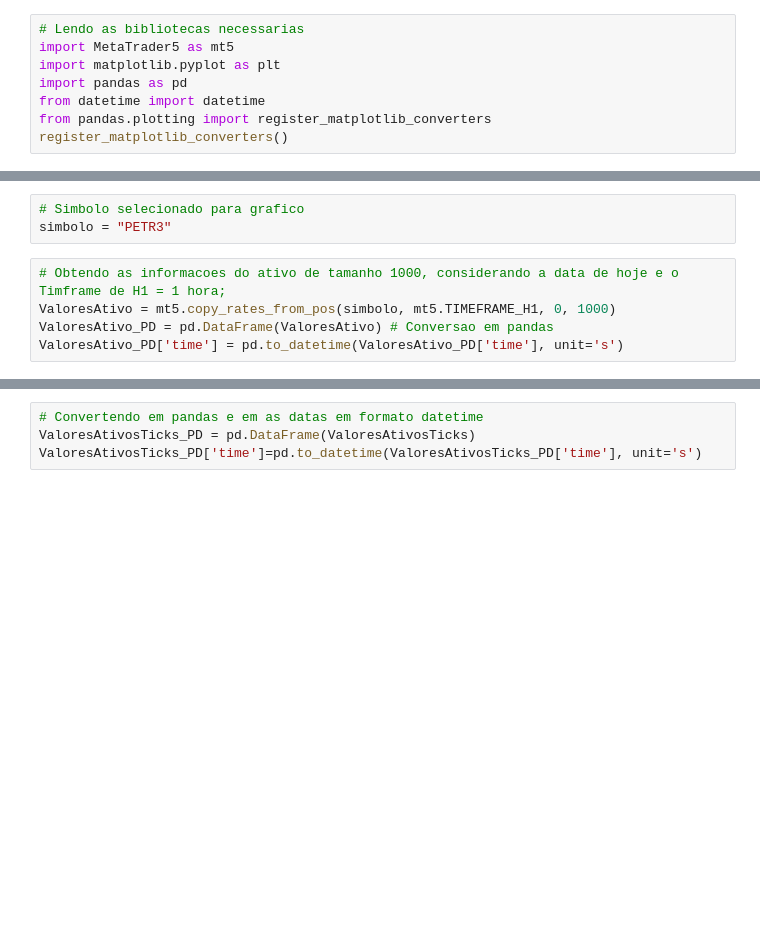
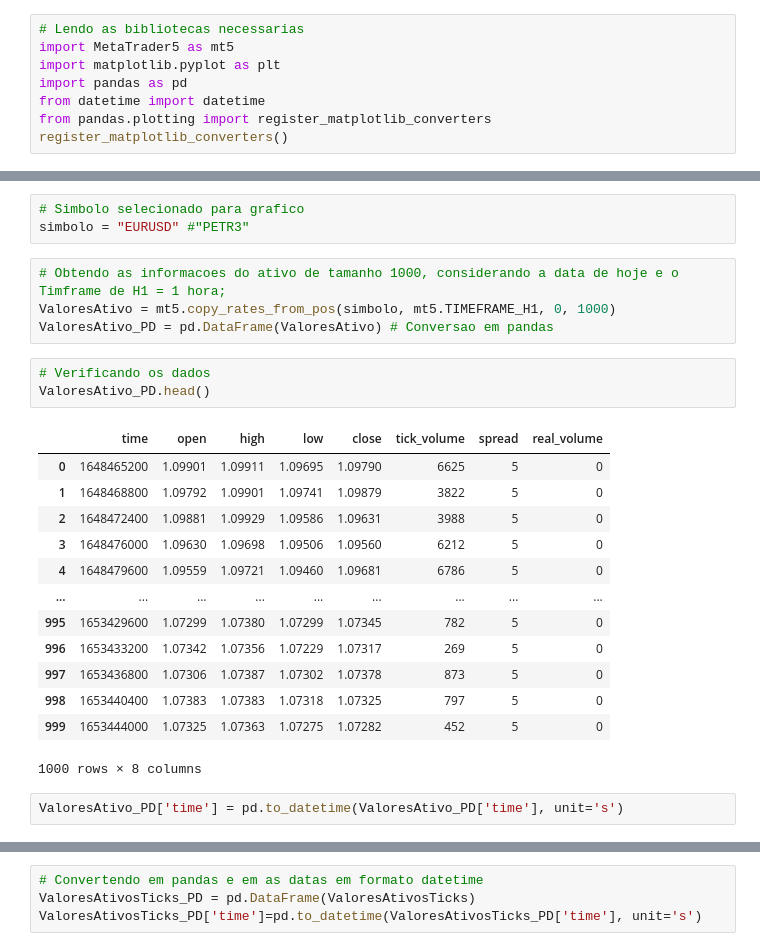
Before and after one commit to Jodavid/MetaTraderPython, a Jupyter notebook: Notebooks/1-NotebookGraficoAtivo-PETR3.ipynb, the cells around one changed output, grey strips where cells are left out. Saved outputs shown, nothing was run; the diff lists cells and outputs as text; blank space fills up the shorter version.

```diff
--- a/Notebooks/1-NotebookGraficoAtivo-PETR3.ipynb
+++ b/Notebooks/1-NotebookGraficoAtivo-PETR3.ipynb
@@ -27,11 +27,29 @@ TerminalInfo(community_account=False, community_connection=False, connected=True
 # %%
 # Simbolo selecionado para grafico
-simbolo = "PETR3"
+simbolo = "EURUSD" #"PETR3"
 # %%
 # Obtendo as informacoes do ativo de tamanho 1000, considerando a data de hoje e o Timframe de H1 = 1 hora;
 ValoresAtivo = mt5.copy_rates_from_pos(simbolo, mt5.TIMEFRAME_H1, 0, 1000)
 ValoresAtivo_PD = pd.DataFrame(ValoresAtivo) # Conversao em pandas
-ValoresAtivo_PD['time'] = pd.to_datetime(ValoresAtivo_PD['time'], unit='s')
+# %%
+# Verificando os dados
+ValoresAtivo_PD.head()
+# %% [output]
+|  | time | open | high | low | close | tick_volume | spread | real_volume |
+| 0 | 1648465200 | 1.09901 | 1.09911 | 1.09695 | 1.09790 | 6625 | 5 | 0 |
+| 1 | 1648468800 | 1.09792 | 1.09901 | 1.09741 | 1.09879 | 3822 | 5 | 0 |
+| 2 | 1648472400 | 1.09881 | 1.09929 | 1.09586 | 1.09631 | 3988 | 5 | 0 |
+| 3 | 1648476000 | 1.09630 | 1.09698 | 1.09506 | 1.09560 | 6212 | 5 | 0 |
+| 4 | 1648479600 | 1.09559 | 1.09721 | 1.09460 | 1.09681 | 6786 | 5 | 0 |
+| ... | ... | ... | ... | ... | ... | ... | ... | ... |
+| 995 | 1653429600 | 1.07299 | 1.07380 | 1.07299 | 1.07345 | 782 | 5 | 0 |
+| 996 | 1653433200 | 1.07342 | 1.07356 | 1.07229 | 1.07317 | 269 | 5 | 0 |
+| 997 | 1653436800 | 1.07306 | 1.07387 | 1.07302 | 1.07378 | 873 | 5 | 0 |
+| 998 | 1653440400 | 1.07383 | 1.07383 | 1.07318 | 1.07325 | 797 | 5 | 0 |
+| 999 | 1653444000 | 1.07325 | 1.07363 | 1.07275 | 1.07282 | 452 | 5 | 0 |
+1000 rows × 8 columns
+# %%
+ValoresAtivo_PD['time'] = pd.to_datetime(ValoresAtivo_PD['time'], unit='s')
 # %%
 # Verificando um o tail() dos valores
 ValoresAtivo_PD.tail()
```
Also changed, not shown: parts of 7 cells of this notebook, 8 other files.
